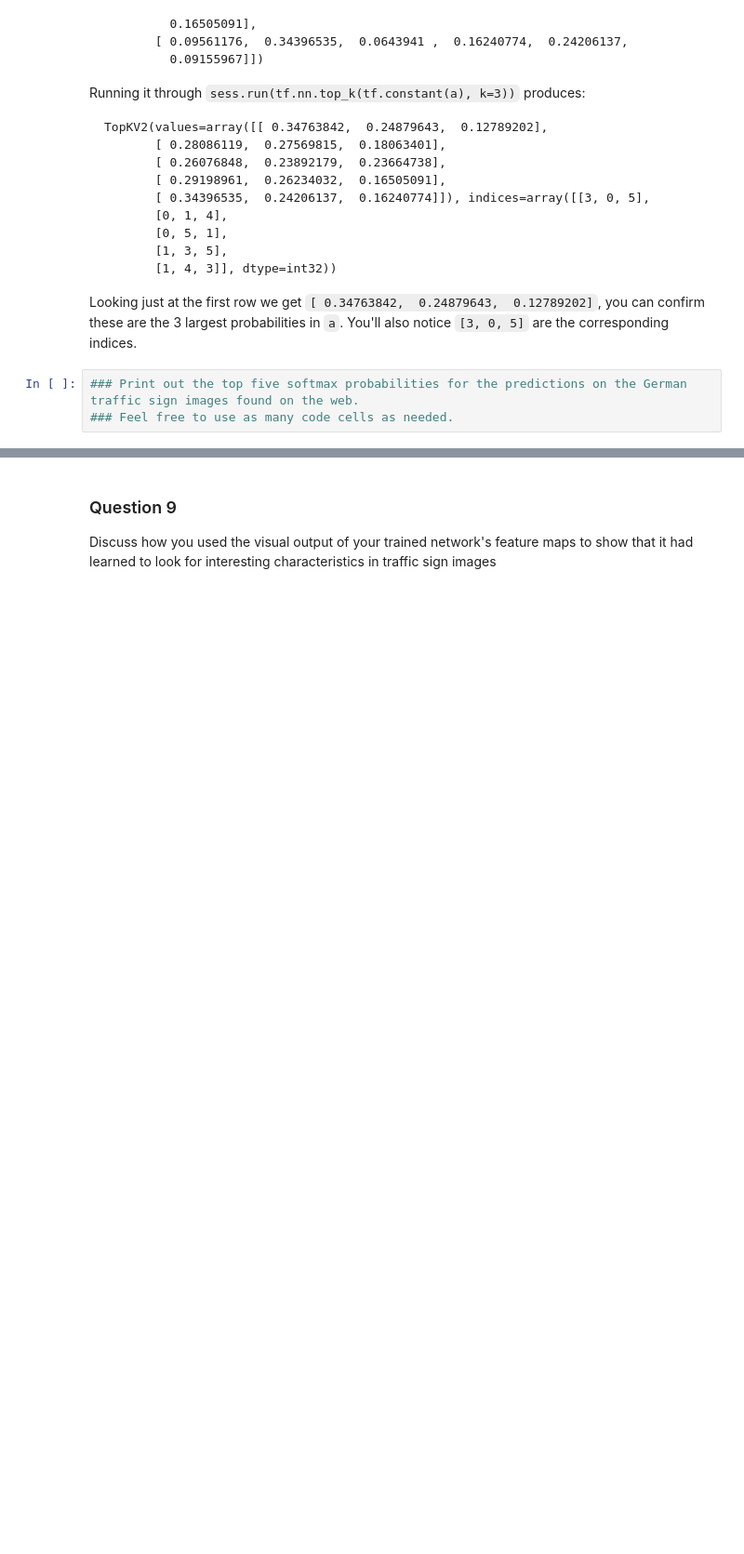
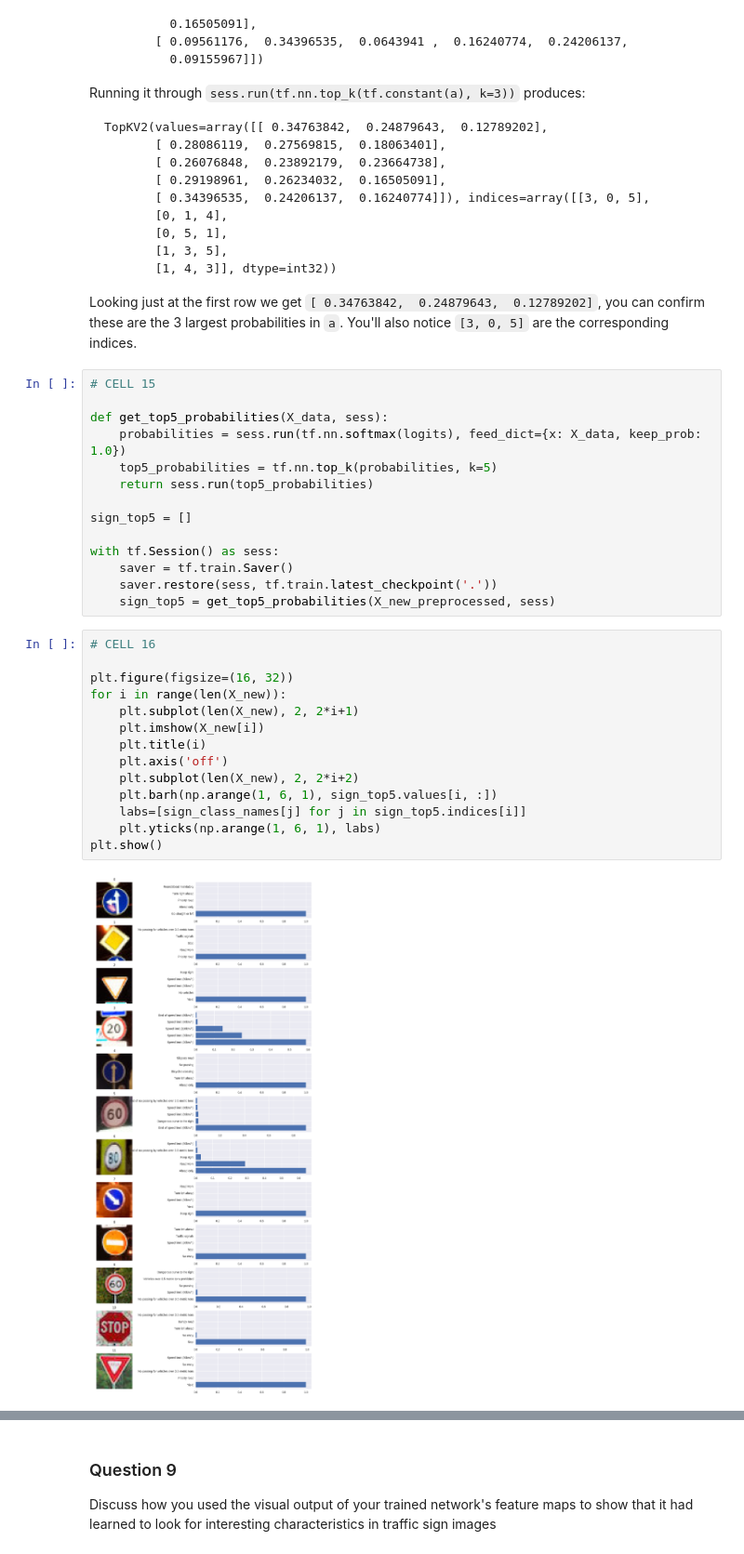
Before and after one commit to Blitzman/CarND-Traffic-Sign-Classifier-Project, a Jupyter notebook: Traffic_Sign_Classifier.ipynb, the cells around one changed output, grey strips where cells are left out. Shown at 93% size. Drawn from its saved outputs; the diff is of its cells as text; blank space fills up the shorter version.

````diff
--- a/Traffic_Sign_Classifier.ipynb
+++ b/Traffic_Sign_Classifier.ipynb
@@ -597,9 +653,36 @@ TopKV2(values=array([[ 0.34763842,  0.24879643,  0.12789202],
 ```
 
 Looking just at the first row we get `[ 0.34763842,  0.24879643,  0.12789202]`, you can confirm these are the 3 largest probabilities in `a`. You'll also notice `[3, 0, 5]` are the corresponding indices.
-# %%
-### Print out the top five softmax probabilities for the predictions on the German traffic sign images found on the web.
-### Feel free to use as many code cells as needed.
+# %%
+# CELL 15
+
+def get_top5_probabilities(X_data, sess):
+    probabilities = sess.run(tf.nn.softmax(logits), feed_dict={x: X_data, keep_prob: 1.0})
+    top5_probabilities = tf.nn.top_k(probabilities, k=5)
+    return sess.run(top5_probabilities)
+
+sign_top5 = []
+
+with tf.Session() as sess:
+    saver = tf.train.Saver()
+    saver.restore(sess, tf.train.latest_checkpoint('.'))
+    sign_top5 = get_top5_probabilities(X_new_preprocessed, sess)
+# %%
+# CELL 16
+
+plt.figure(figsize=(16, 32))
+for i in range(len(X_new)):
+    plt.subplot(len(X_new), 2, 2*i+1)
+    plt.imshow(X_new[i])
+    plt.title(i)
+    plt.axis('off')
+    plt.subplot(len(X_new), 2, 2*i+2)
+    plt.barh(np.arange(1, 6, 1), sign_top5.values[i, :])
+    labs=[sign_class_names[j] for j in sign_top5.indices[i]]
+    plt.yticks(np.arange(1, 6, 1), labs)
+plt.show()
+# %% [output]
+[figure, added]
 # %% [markdown]
 ---
 
````
Also changed, not shown: parts of 15 cells of this notebook, 17 other files.
